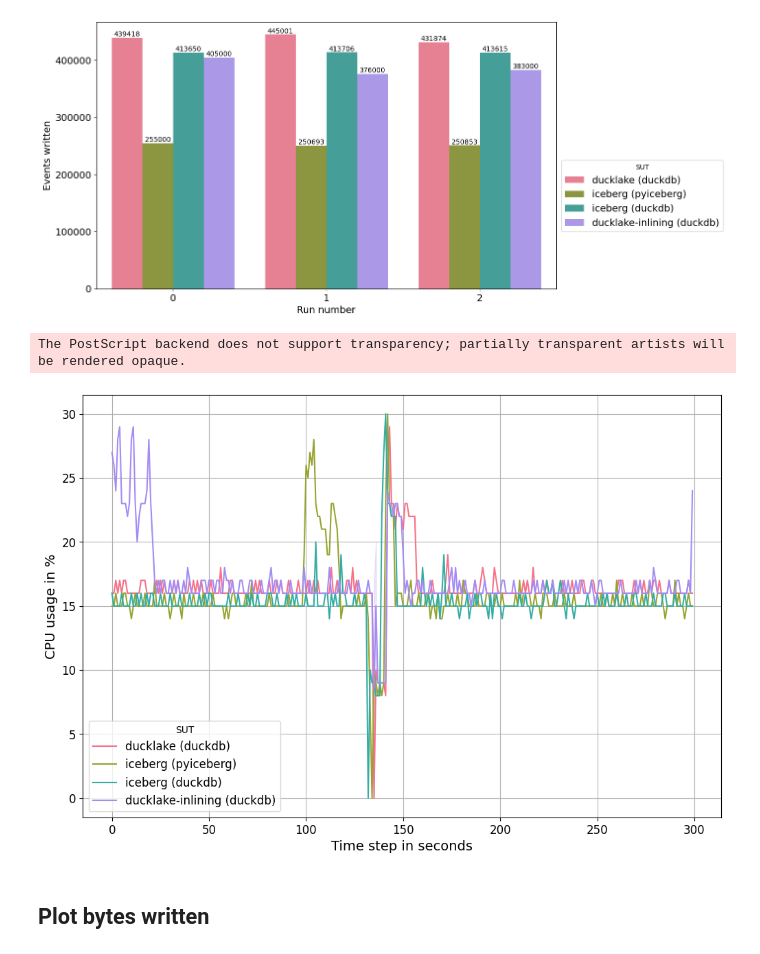
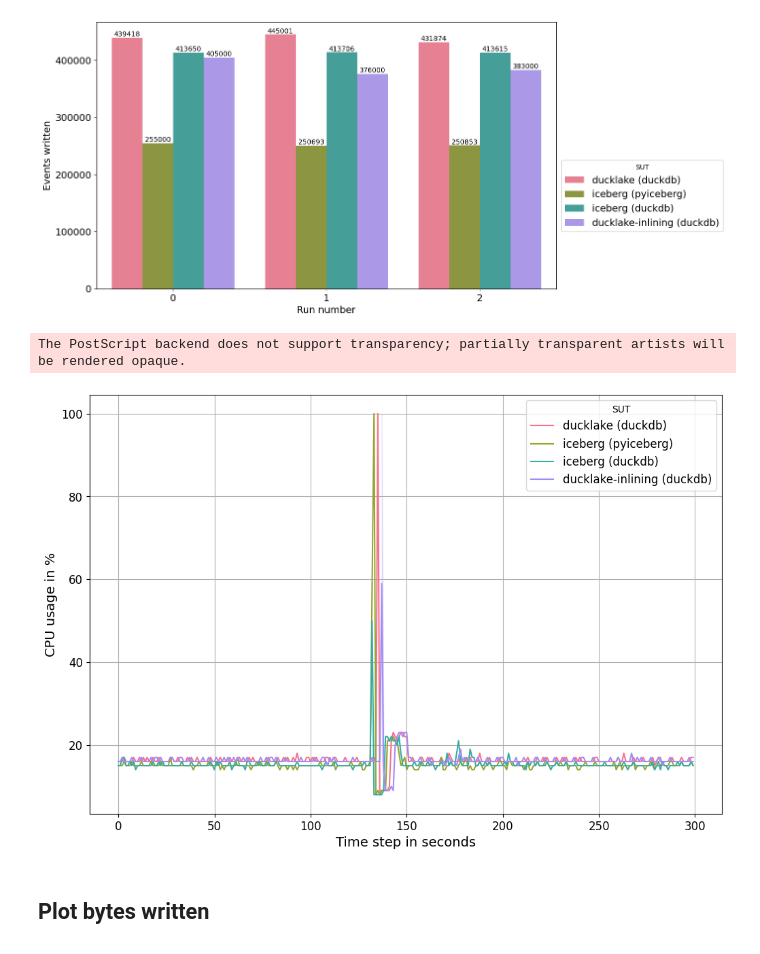
Before and after one commit to schmidtvinicius/thesis, a Jupyter notebook: benchmark/analysis/analysis-batch.ipynb, the cells around one changed output. Saved outputs shown, nothing was run; the diff lists cells and outputs as text; code cells hidden in the pictures.

```diff
--- a/benchmark/analysis/analysis-batch.ipynb
+++ b/benchmark/analysis/analysis-batch.ipynb
@@ -61,25 +61,25 @@ plt.show()
 # %%
 def get_cpu_percentage(experiment_ids: list[int]):
     return conn.query("SELECT h.id % 300 AS time_step," \
                         "concat(str_split_regex(e.lakehouse, '-[0-9]')[1], ' ', '(', e.client, ')') AS lakehouse, " \
                         "h.cpu_percentage, " \
                         "FROM hardware_metrics AS h " \
                         "JOIN experiments AS e ON e.id = h.experiment_id " \
                         f"WHERE experiment_id IN ({",".join(["?" for _ in range(len(experiment_ids))])});", params=experiment_ids).fetchnumpy()
 
 plt.figure(figsize=(12,8))
 ax = plt.subplot()
 ax.grid(visible=True)
 ax.tick_params(axis="both", which="major", labelsize=FONT_SIZE)
 ax.set_xlabel("Time step in seconds", fontsize=FONT_SIZE+2)
 ax.set_ylabel("CPU usage in %", fontsize=FONT_SIZE+2)
-sns.lineplot(get_cpu_percentage([25,28,37,34]), x="time_step", y="cpu_percentage", hue="lakehouse", ax=ax, palette=sns.color_palette("husl", 4))
+sns.lineplot(get_cpu_percentage([26,29,38,35]), x="time_step", y="cpu_percentage", hue="lakehouse", ax=ax, palette=sns.color_palette("husl", 4))
 plt.legend(loc="best", title="SUT", fontsize=FONT_SIZE)
-# plt.savefig("/home/vinicius/drive/RU/Master/2526/thesis/Master_Thesis/imgs/cpu-usage-batched-events.eps", bbox_inches="tight")
+plt.savefig("/home/vinicius/drive/RU/Master/2526/thesis/Master_Thesis/imgs/appendix/cpu-usage-batched-events-run2.eps", bbox_inches="tight")
 plt.show()
 # %% [output]
 The PostScript backend does not support transparency; partially transparent artists will be rendered opaque.
-[figure, old version]
+[figure, new version]
 # %% [markdown]
 ## Plot bytes written
 # %%
```
Also changed, not shown: parts of 6 cells of this notebook, 57 other files.
